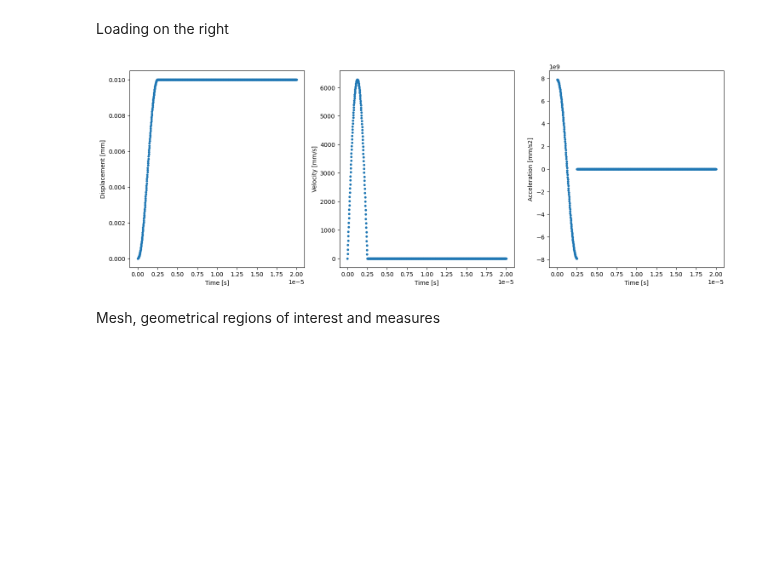
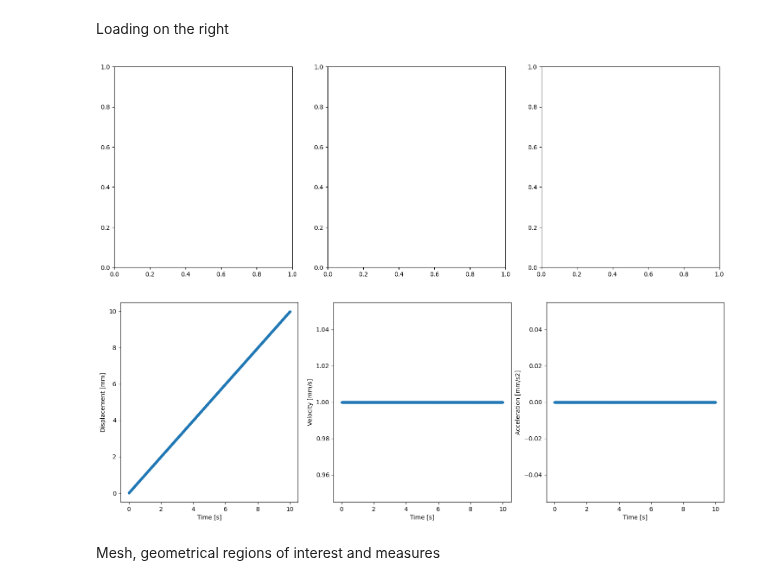
Before and after one commit to newfrac/fenicsx-fracture, a Jupyter notebook: notebooks/elastodynamics/01-Elastodynamics.ipynb, the cells around one changed output. Drawn from its saved outputs; the diff is of its cells as text; code cells hidden in the pictures; blank space fills up the shorter version.

```diff
--- a/notebooks/elastodynamics/01-Elastodynamics.ipynb
+++ b/notebooks/elastodynamics/01-Elastodynamics.ipynb
@@ -139,9 +139,9 @@ geometry_parameters = {'Lx': 1.,
                        'Ly': 0.1}
 
 # Regularization length
-material_properties = {'E':   3e3,
+material_properties = {'E':   1.0,
                        'nu':  0.3,
-                       'rho': 1.8e-9}
+                       'rho': 0.1}
 
 # Mesh control
 mesh_parameters = {'nx': 50,
@@ -149,9 +149,8 @@ mesh_parameters = {'nx': 50,
 
 # Time stepping control
 timestepping_parameters = {'initial_time':0.,
-                           'total_time':20e-6,
-                           'delta_t':1.e-8,
-                           'explicit_safety_factor': 5}
+                           'total_time': 10.0,
+                           'delta_t': 0.1}
 
 # Time integration control (\beta-method)
 timeintegration_parameters = {'beta': 0.25,
@@ -162,12 +161,13 @@ comm = MPI.COMM_WORLD
 # Top facet displacement
 T_0 = 0.
 T_1 = 2.5e-6
-U_t = 1e-2
+U_t = 1.0
 
 t_sp = sp.Symbol('t', real = True)
 U_imp = sp.Piecewise((0, t_sp<T_0),
                      (0.5*U_t*(1-sp.cos(((t_sp-T_0)/(T_1-T_0))*sp.pi)), t_sp<=T_1),
                      (U_t, True))
+U_imp = t_sp * U_t
 V_imp = sp.diff(U_imp, t_sp)
 A_imp = sp.diff(V_imp, t_sp)
 
@@ -178,28 +178,30 @@ Loading on the right
 # %%
 t_sampling = np.linspace(timestepping_parameters['initial_time'],
                          timestepping_parameters['total_time'],
                          1000)
 U_imp_sampling = np.zeros_like(t_sampling)
 V_imp_sampling = np.zeros_like(t_sampling)
 A_imp_sampling = np.zeros_like(t_sampling)
 
 for i in enumerate (t_sampling):
     U_imp_sampling[i[0]] = U_imp.subs({t_sp:t_sampling[i[0]]})
     V_imp_sampling[i[0]] = V_imp.subs({t_sp:t_sampling[i[0]]})
     A_imp_sampling[i[0]] = A_imp.subs({t_sp:t_sampling[i[0]]})
+fig, ax = plt.subplots(1, 3, figsize=(18,6))
 
 fig, ax = plt.subplots(1, 3, figsize=(18,6))
 ax[0].plot(t_sampling, U_imp_sampling, ls='none', marker='.')
 ax[0].set_xlabel('Time [s]')
 ax[0].set_ylabel('Displacement [mm]')
 ax[1].plot(t_sampling, V_imp_sampling, ls='none', marker='.')
 ax[1].set_xlabel('Time [s]')
 ax[1].set_ylabel('Velocity [mm/s]')
 ax[2].plot(t_sampling, A_imp_sampling, ls='none', marker='.')
 ax[2].set_xlabel('Time [s]')
 ax[2].set_ylabel('Acceleration [mm/s2]');
 # %% [output]
-[figure, old version]
+[figure, new version]
+[figure, added]
 # %% [markdown]
 Mesh, geometrical regions of interest and measures
 # %%
```
Also changed, not shown: parts of 2 cells of this notebook, 3 other files.
